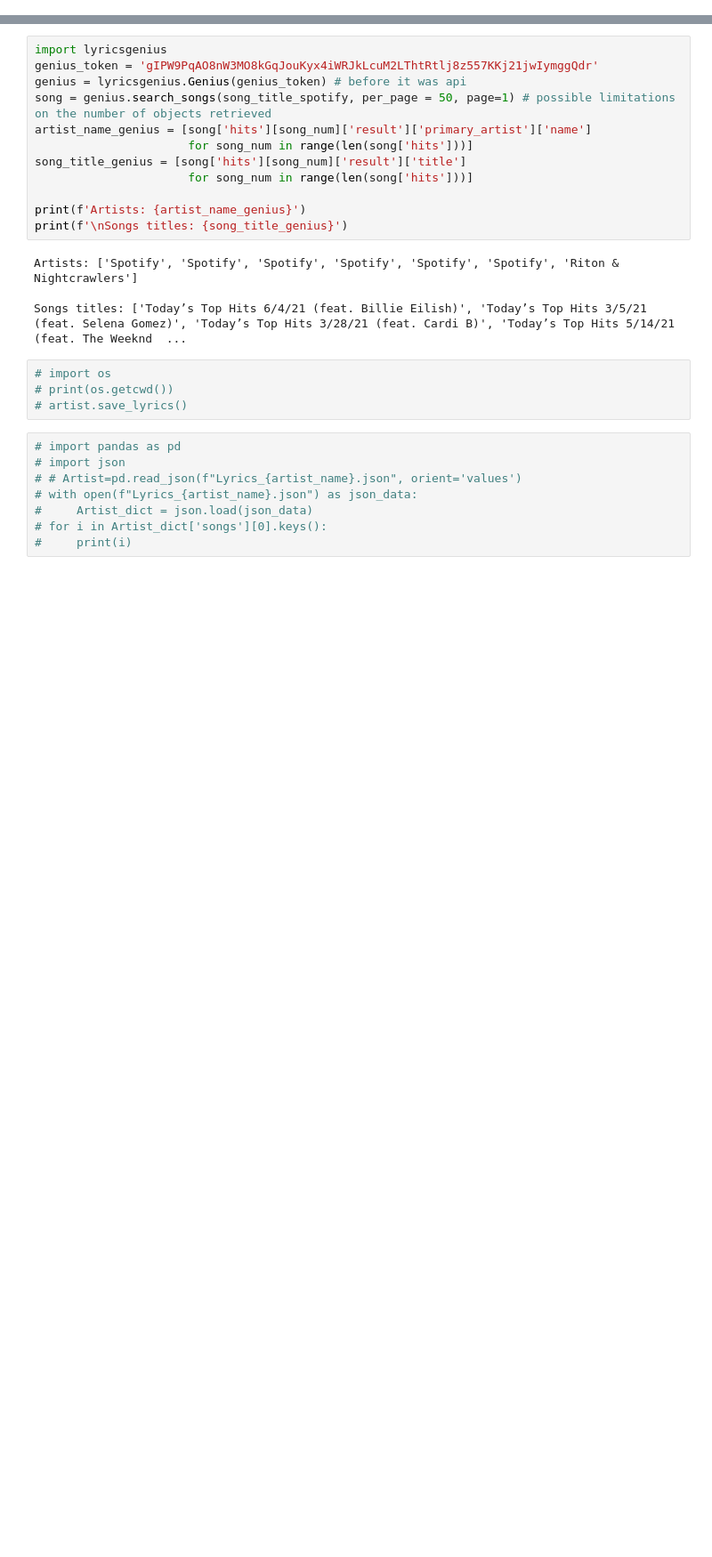
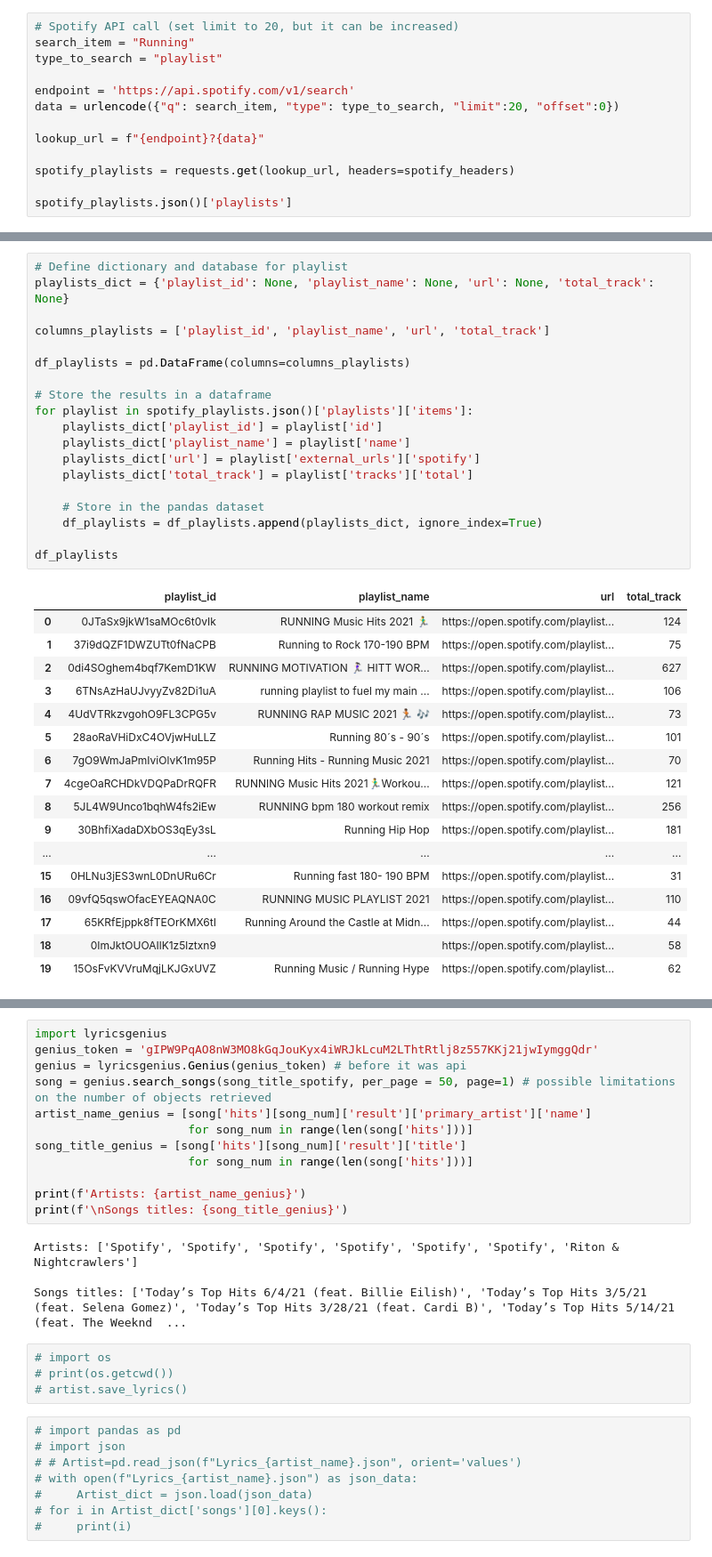
Before and after one commit to matteovadi/NRC_running_songs, a Jupyter notebook: running_songs.ipynb, the cells around one changed output, grey strips where cells are left out. Shown: that part at 89% size. Saved outputs shown, nothing was run; the diff lists cells and outputs as text; blank space fills up the shorter version.

```diff
--- a/running_songs.ipynb
+++ b/running_songs.ipynb
@@ -57,0 +49,13 @@ print(spotify_single_playlist.json())
+# %%
+# Spotify API call (set limit to 20, but it can be increased)
+search_item = "Running"
+type_to_search = "playlist"
+
+endpoint = 'https://api.spotify.com/v1/search'
+data = urlencode({"q": search_item, "type": type_to_search, "limit":20, "offset":0})
+
+lookup_url = f"{endpoint}?{data}"
+
+spotify_playlists = requests.get(lookup_url, headers=spotify_headers)
+
+spotify_playlists.json()['playlists']
@@ -57,0 +80,37 @@ print(spotify_single_playlist.json())
+# %%
+# Define dictionary and database for playlist
+playlists_dict = {'playlist_id': None, 'playlist_name': None, 'url': None, 'total_track': None}
+
+columns_playlists = ['playlist_id', 'playlist_name', 'url', 'total_track']
+
+df_playlists = pd.DataFrame(columns=columns_playlists)
+
+# Store the results in a dataframe
+for playlist in spotify_playlists.json()['playlists']['items']:
+    playlists_dict['playlist_id'] = playlist['id']
+    playlists_dict['playlist_name'] = playlist['name']
+    playlists_dict['url'] = playlist['external_urls']['spotify']
+    playlists_dict['total_track'] = playlist['tracks']['total']
+
+    # Store in the pandas dataset
+    df_playlists = df_playlists.append(playlists_dict, ignore_index=True)
+
+df_playlists
+# %% [output]
+|  | playlist_id | playlist_name | url | total_track |
+| 0 | 0JTaSx9jkW1saMOc6t0vIk | RUNNING Music Hits 2021 🏃‍♂️ | https://open.spotify.com/playlist... | 124 |
+| 1 | 37i9dQZF1DWZUTt0fNaCPB | Running to Rock 170-190 BPM | https://open.spotify.com/playlist... | 75 |
+| 2 | 0di4SOghem4bqf7KemD1KW | RUNNING MOTIVATION 🏃🏻‍♀️ HITT WOR... | https://open.spotify.com/playlist... | 627 |
+| 3 | 6TNsAzHaUJvyyZv82Di1uA | running playlist to fuel my main ... | https://open.spotify.com/playlist... | 106 |
+| 4 | 4UdVTRkzvgohO9FL3CPG5v | RUNNING RAP MUSIC 2021 🏃🏾 🎶 | https://open.spotify.com/playlist... | 73 |
+| 5 | 28aoRaVHiDxC4OVjwHuLLZ | Running 80´s - 90´s | https://open.spotify.com/playlist... | 101 |
+| 6 | 7gO9WmJaPmIviOlvK1m95P | Running Hits - Running Music 2021 | https://open.spotify.com/playlist... | 70 |
+| 7 | 4cgeOaRCHDkVDQPaDrRQFR | RUNNING Music Hits 2021🏃‍♂️Workou... | https://open.spotify.com/playlist... | 121 |
+| 8 | 5JL4W9Unco1bqhW4fs2iEw | RUNNING bpm 180 workout remix | https://open.spotify.com/playlist... | 256 |
+| 9 | 30BhfiXadaDXbOS3qEy3sL | Running Hip Hop | https://open.spotify.com/playlist... | 181 |
+| ... | ... | ... | ... | ... |
+| 15 | 0HLNu3jES3wnL0DnURu6Cr | Running fast 180- 190 BPM | https://open.spotify.com/playlist... | 31 |
+| 16 | 09vfQ5qswOfacEYEAQNA0C | RUNNING MUSIC PLAYLIST 2021 | https://open.spotify.com/playlist... | 110 |
+| 17 | 65KRfEjppk8fTEOrKMX6tI | Running Around the Castle at Midn... | https://open.spotify.com/playlist... | 44 |
+| 18 | 0ImJktOUOAIlK1z5lztxn9 |  | https://open.spotify.com/playlist... | 58 |
+| 19 | 15OsFvKVVruMqjLKJGxUVZ | Running Music / Running Hype | https://open.spotify.com/playlist... | 62 |
```
Also changed, not shown: parts of 19 cells of this notebook.
